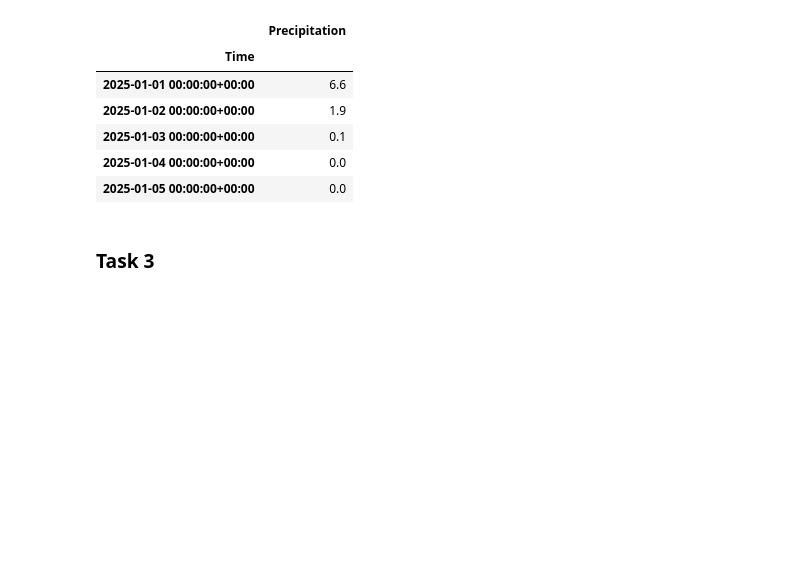
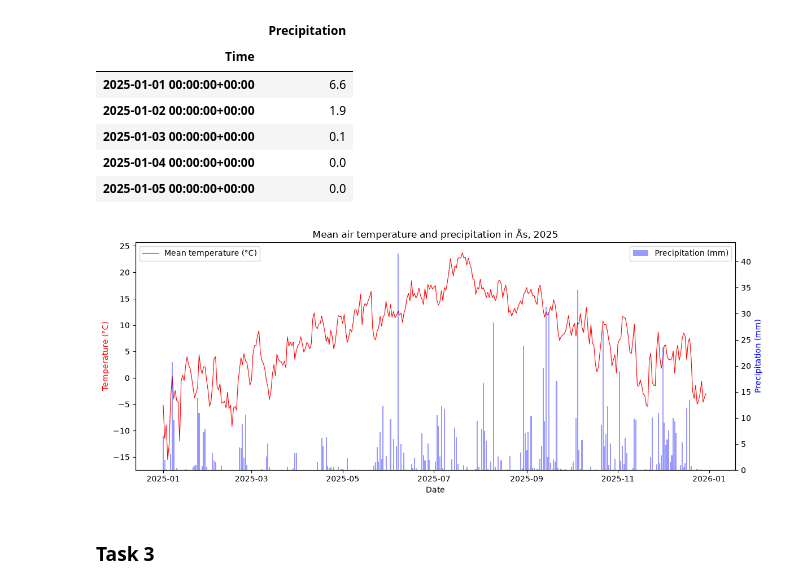
Before and after one commit to saturnBEEF/deliverable-1, a Jupyter notebook: main.ipynb, the cells around one changed output. Saved outputs shown, nothing was run; the diff lists cells and outputs as text; code cells hidden in the pictures; blank space fills up the shorter version.

Commit message:
Added combined temperature and precipitation plot

```diff
--- a/main.ipynb
+++ b/main.ipynb
@@ -154,6 +156,39 @@ df_precipitation.head()
 | 2025-01-03 00:00:00+00:00 | 0.1 |
 | 2025-01-04 00:00:00+00:00 | 0.0 |
 | 2025-01-05 00:00:00+00:00 | 0.0 |
+# %%
+fig, ax_temp = plt.subplots(figsize=(12, 5))
+
+# Temperature plot
+
+ax_temp.plot(
+    df_2025.index,
+    df_2025["T_avg"],
+    color="red",
+    linewidth=0.8,
+    label="Mean temperature (°C)"
+)
+ax_temp.set_ylabel("Temperature (°C)", color="red")
+ax_temp.set_xlabel("Date")
+
+# Precipitation as bar plot
+ax_rain = ax_temp.twinx()
+ax_rain.bar(
+    df_precipitation.index,
+    df_precipitation["Precipitation"],
+    color="blue",
+    alpha=0.4,
+    label="Precipitation (mm)"
+)
+ax_rain.set_ylabel("Precipitation (mm)", color="blue")
+
+ax_temp.set_title("Mean air temperature and precipitation in Ås, 2025")
+ax_temp.legend(loc="upper left")
+ax_rain.legend(loc="upper right")
+
+fig.tight_layout()
+# %% [output]
+[figure, added]
 # %% [markdown]
 ### Task 3
 # %% [markdown]
```
Also changed, not shown: parts of 2 cells of this notebook.
